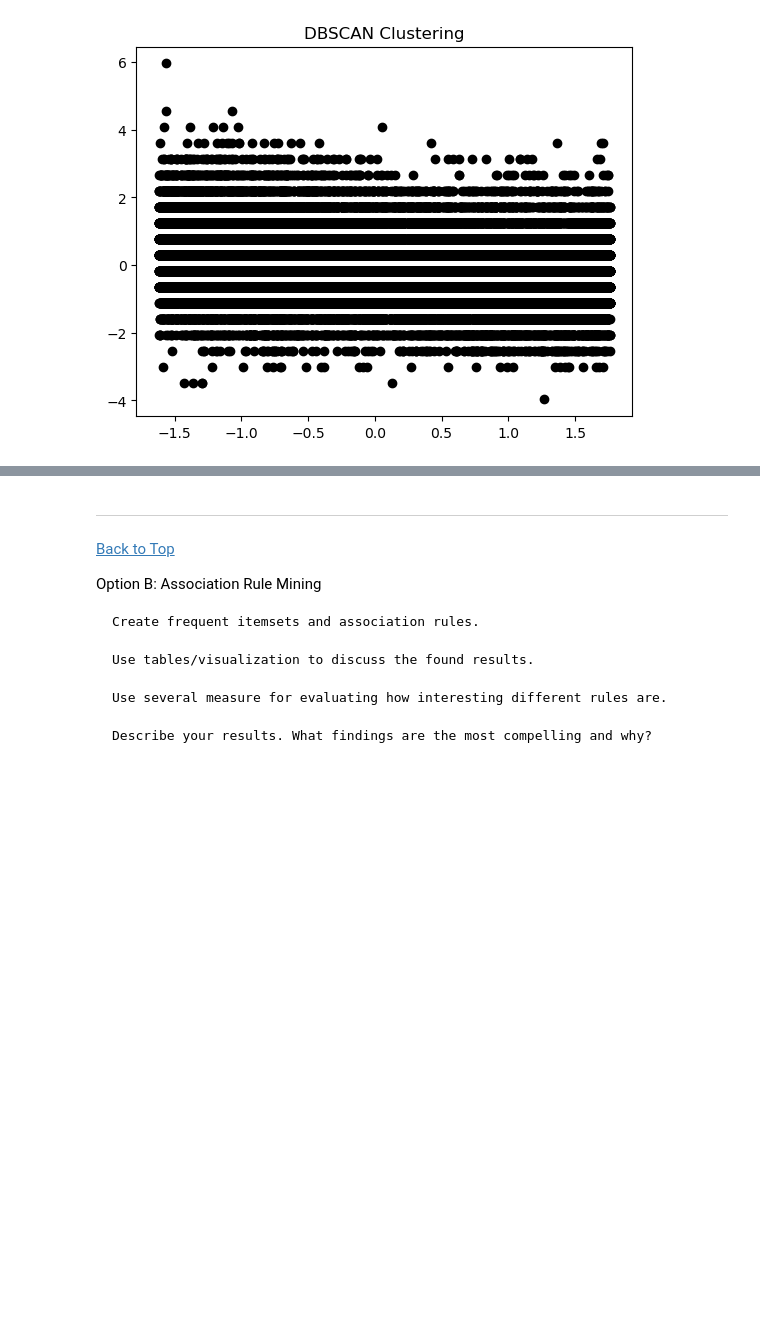
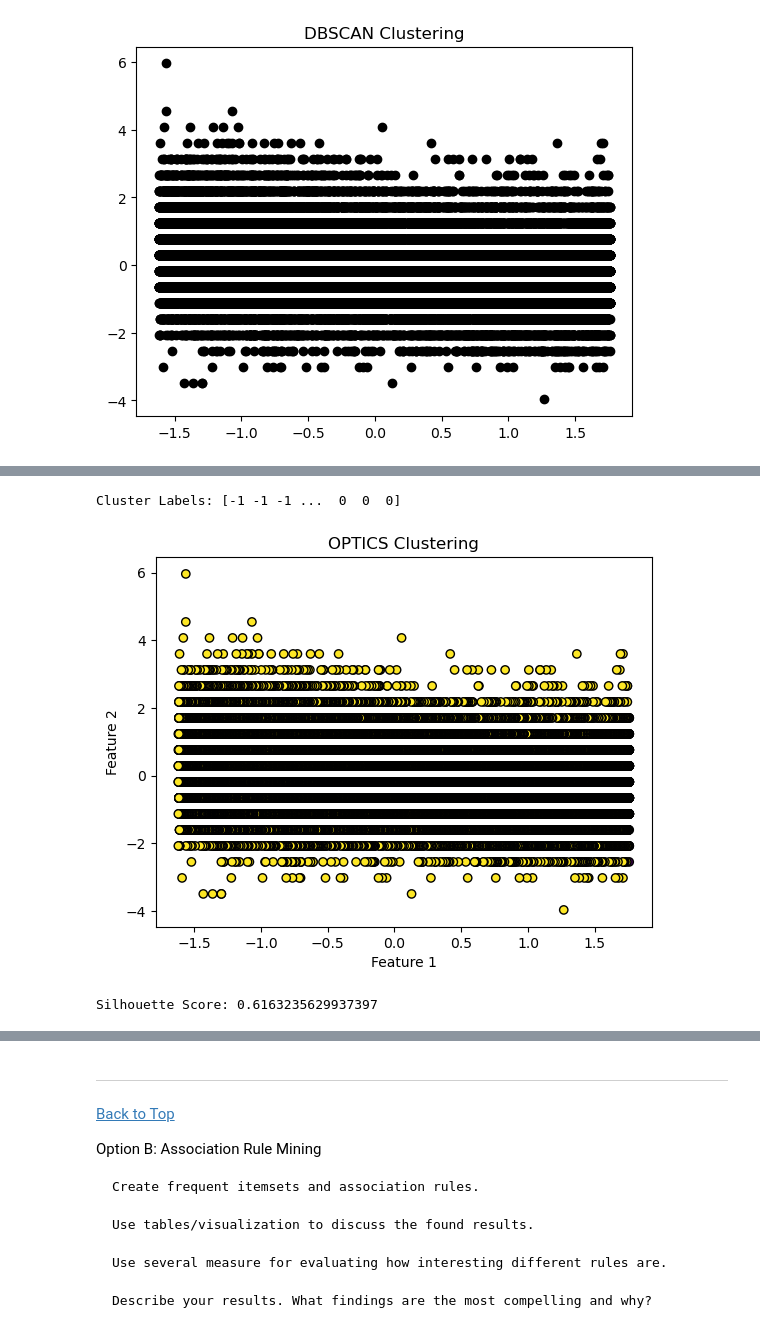
Before and after one commit to Mcusac/OnlineNewsPopML, a Jupyter notebook: 3 - Clustering, Association Rules, or Recommenders/Clustering(Matt_and_Tim).ipynb, the cells around one changed output, grey strips where cells are left out. Drawn from its saved outputs; the diff is of its cells as text; code cells hidden in the pictures; blank space fills up the shorter version.

```diff
--- a/3 - Clustering, Association Rules, or Recommenders/Clustering(Matt_and_Tim).ipynb
+++ b/3 - Clustering, Association Rules, or Recommenders/Clustering(Matt_and_Tim).ipynb
@@ -606,2 +693,33 @@ for eps in eps_values:
 # %%
+# 23
+#
 # Add another OPTICS (Ordering Points To Identify Clustering Structure): Method Spectral Clustering:- visualize, score it (there are other scoring methods too)
+from sklearn.cluster import OPTICS
+
+# Fit the OPTICS model
+clustering = OPTICS(min_samples=20, xi=.05, min_cluster_size=.05)
+clustering.fit(df1_std)
+
+# Extract the clusters
+labels = clustering.labels_
+
+# Print the cluster labels
+print("Cluster Labels:", labels)
+# %% [output]
+Cluster Labels: [-1 -1 -1 ...  0  0  0]
+# %%
+# 24 plot OPTICS
+#
+# Visualize the clusters (assuming df1_std has at least 2 features)
+plt.scatter(df1_std[:, 0], df1_std[:, 1], c=labels, cmap='viridis', marker='o', edgecolor='k')
+plt.xlabel('Feature 1')
+plt.ylabel('Feature 2')
+plt.title('OPTICS Clustering')
+plt.show()
+
+# Evaluate the clustering using silhouette score
+silhouette_avg = silhouette_score(df1_std, labels)
+print(f'Silhouette Score: {silhouette_avg}')
+# %% [output]
+[figure, added]
+Silhouette Score: 0.6163235629937397
```
Also changed, not shown: parts of 18 cells of this notebook.
